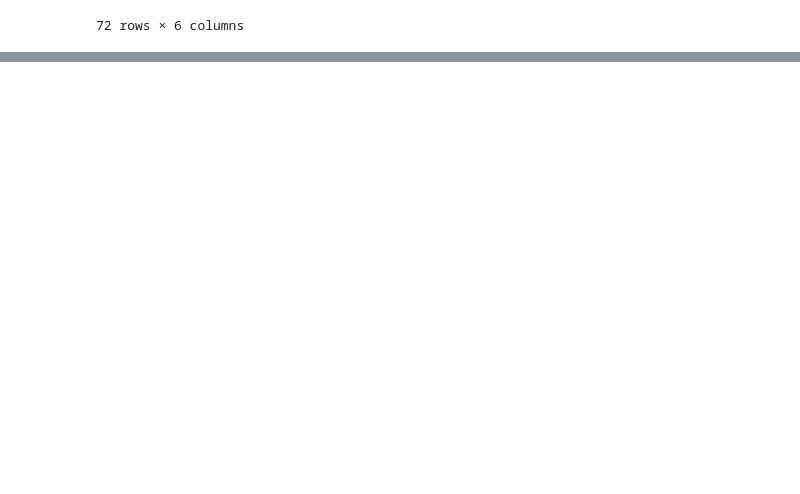
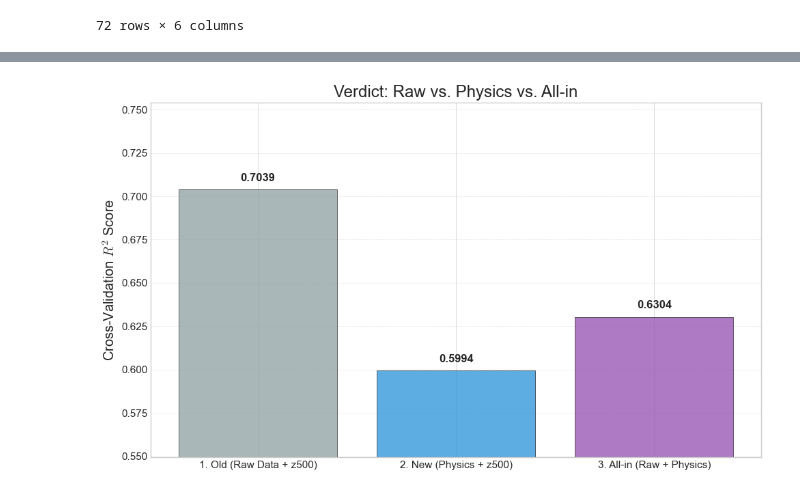
Before and after one commit to Amaury-lbn/Machine_learning_for_cliamte, a Jupyter notebook: project_vre.ipynb, the cells around one changed output, grey strips where cells are left out. Drawn from its saved outputs; the diff is of its cells as text; code cells hidden in the pictures; blank space fills up the shorter version.

```diff
--- a/project_vre.ipynb
+++ b/project_vre.ipynb
@@ -326,0 +419,79 @@ Several slides and images are taken from the very good [Scikit-learn course](htt
+# %%
+import matplotlib.pyplot as plt
+import pandas as pd
+import numpy as np
+from sklearn.linear_model import LinearRegression
+from sklearn.model_selection import cross_val_score
+from sklearn.preprocessing import StandardScaler
+
+# --- 1. DÉFINITION DU TRIPLE DUEL ---
+strategies = [
+    # A. données brut
+    ("1. Old (Raw Data + z500)",
+     ['zonal_wind', 'meridional_wind', 'upper_zonal_wind', 'upper_meridional_wind',
+      'height_500']),
+
+    # B. nouvelle features
+    ("2. New (Physics + z500)",
+     ['wind_speed_cubed', 'shear_speed', 'wind_angle', 'upper_wind_angle',
+      'month_sin', 'month_cos',
+      'height_500']),
+
+    # C. tout
+    ("3. All-in (Raw + Physics)",
+     ['zonal_wind', 'meridional_wind', 'upper_zonal_wind', 'upper_meridional_wind', # Raw
+      'wind_speed', 'upper_wind_speed', 'wind_speed_cubed', 'shear_speed',           # Magnitude/Physique
+      'wind_angle', 'upper_wind_angle',                                              # Angles
+      'month_sin', 'month_cos',                                                      # Temps
+      'height_500'])                                                                 # Contexte
+]
+
+# --- 2. LE MATCH (Cross-Validation) ---
+scores = []
+names = []
+# On s'assure que y est bien défini
+y = df_grand_est['capacityfactor_wind_onshore'].values
+
+print(f"{'Strategy':<30} | {'CV R² Score'}")
+print("-" * 45)
+
+for name, features in strategies:
+    # Sélection des colonnes
+    X = df_grand_est[features].values
+
+    # Scaling
+    X_scaled = (X - X.mean(axis=0)) / X.std(axis=0)
+
+    # Modèle
+    reg = LinearRegression()
+
+    # Evaluation (Moyenne de 5 tests)
+    cv_scores = cross_val_score(reg, X_scaled, y, cv=5, scoring='r2')
+    mean_score = cv_scores.mean()
+
+    scores.append(mean_score)
+    names.append(name)
+
+    print(f"{name:<30} | {mean_score:.5f}")
+
+
+plt.figure(figsize=(10, 6))
+
+# Couleurs : Gris (Base), Bleu (Physique), Violet (Tout)
+colors = ['#95a5a6', '#3498db', '#9b59b6']
+bars = plt.bar(names, scores, color=colors, edgecolor='black', alpha=0.8)
+
+# Zoom
+plt.ylim(min(scores) - 0.05, max(scores) + 0.05)
+plt.ylabel("Cross-Validation $R^2$ Score")
+plt.title("Verdict: Raw vs. Physics vs. All-in")
+plt.grid(axis='y', linestyle='--', alpha=0.5)
+
+# Affichage des valeurs exactes sur les barres
+for bar in bars:
+    yval = bar.get_height()
+    plt.text(bar.get_x() + bar.get_width()/2, yval + 0.005, f"{yval:.4f}", ha='center', fontweight='bold')
+
+plt.tight_layout()
+plt.show()
+# %% [output]
@@ -326,0 +503 @@ Several slides and images are taken from the very good [Scikit-learn course](htt
+[figure, added]
```
Also changed, not shown: parts of 22 cells of this notebook.
